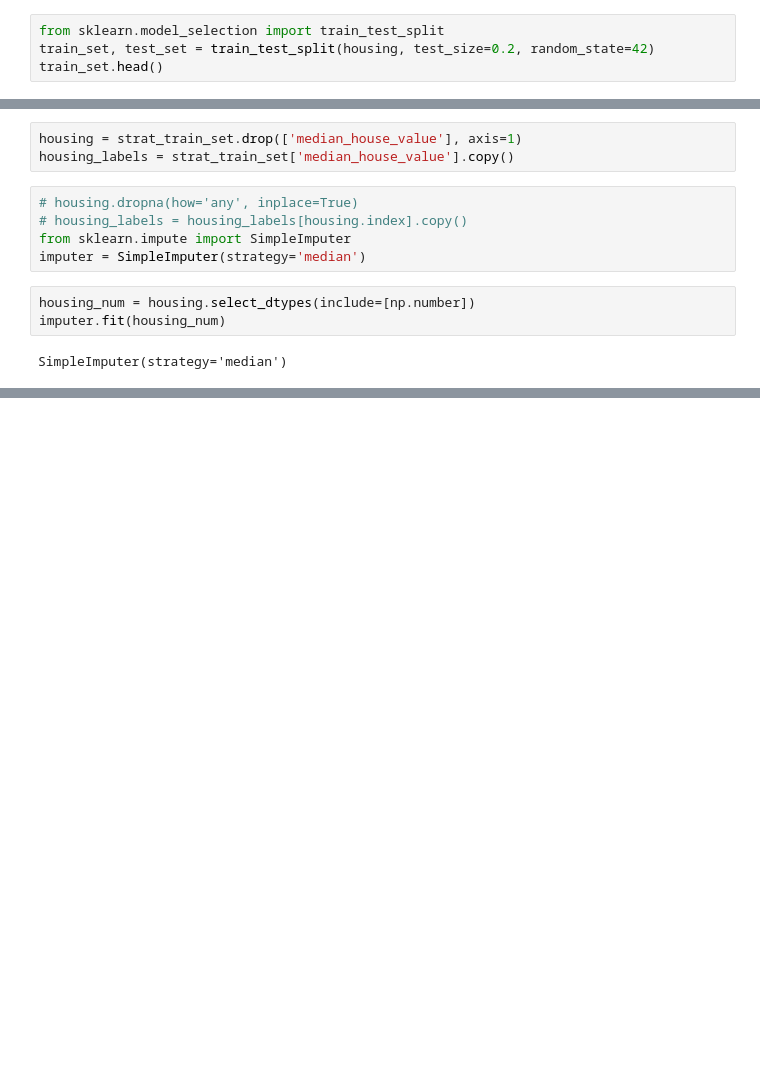
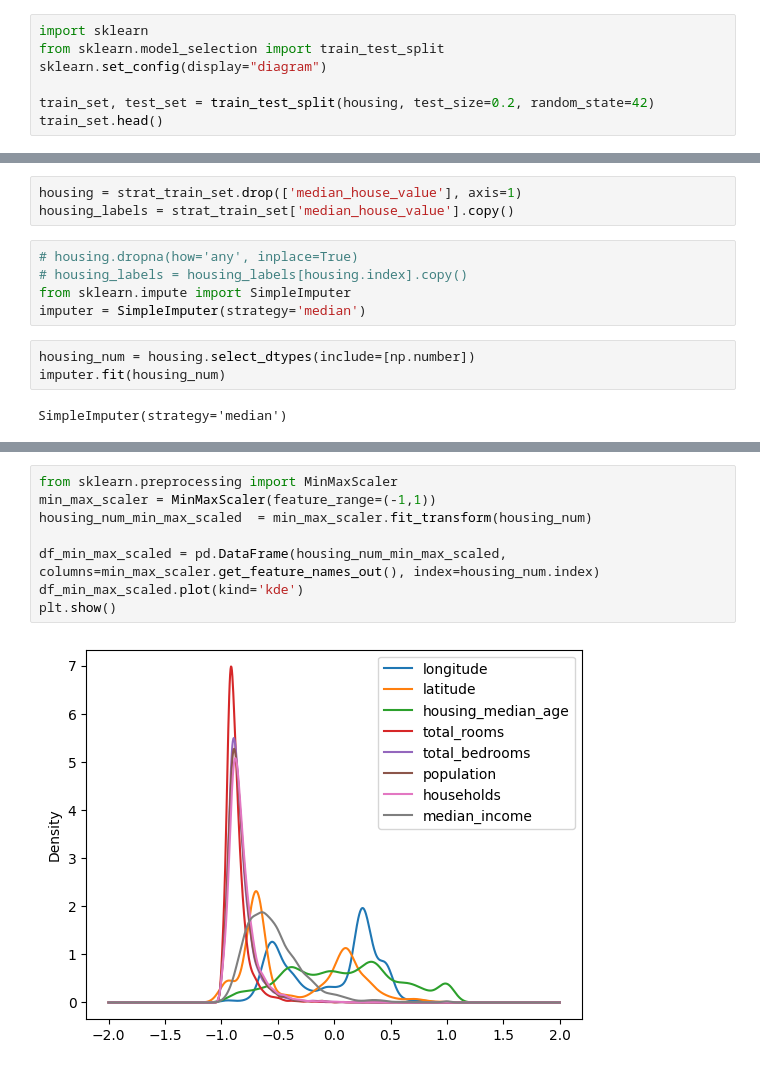
Before and after one commit to Data-Gyan/CaliforniaHousing, a Jupyter notebook: CalHousing.ipynb, the cells around one changed output, grey strips where cells are left out. Drawn from its saved outputs; the diff is of its cells as text; blank space fills up the shorter version.

```diff
--- a/CalHousing.ipynb
+++ b/CalHousing.ipynb
@@ -99,7 +99,10 @@ plt.show()
 # %% [markdown]
 * Should be interesting to see if train_set and test_set have the same distribution of the features and predictor column.
 # %%
+import sklearn
 from sklearn.model_selection import train_test_split
+sklearn.set_config(display="diagram")
+
 train_set, test_set = train_test_split(housing, test_size=0.2, random_state=42)
 train_set.head()
 # %% [output]
@@ -296,0 +362,10 @@ array([[-1.2242e+02,  3.7800e+01,  5.2000e+01, ...,  1.5760e+03,
+# %%
+from sklearn.preprocessing import MinMaxScaler
+min_max_scaler = MinMaxScaler(feature_range=(-1,1))
+housing_num_min_max_scaled  = min_max_scaler.fit_transform(housing_num)
+
+df_min_max_scaled = pd.DataFrame(housing_num_min_max_scaled, columns=min_max_scaler.get_feature_names_out(), index=housing_num.index)
+df_min_max_scaled.plot(kind='kde')
+plt.show()
+# %% [output]
+[figure, added]
```
Also changed, not shown: parts of 44 cells of this notebook.
